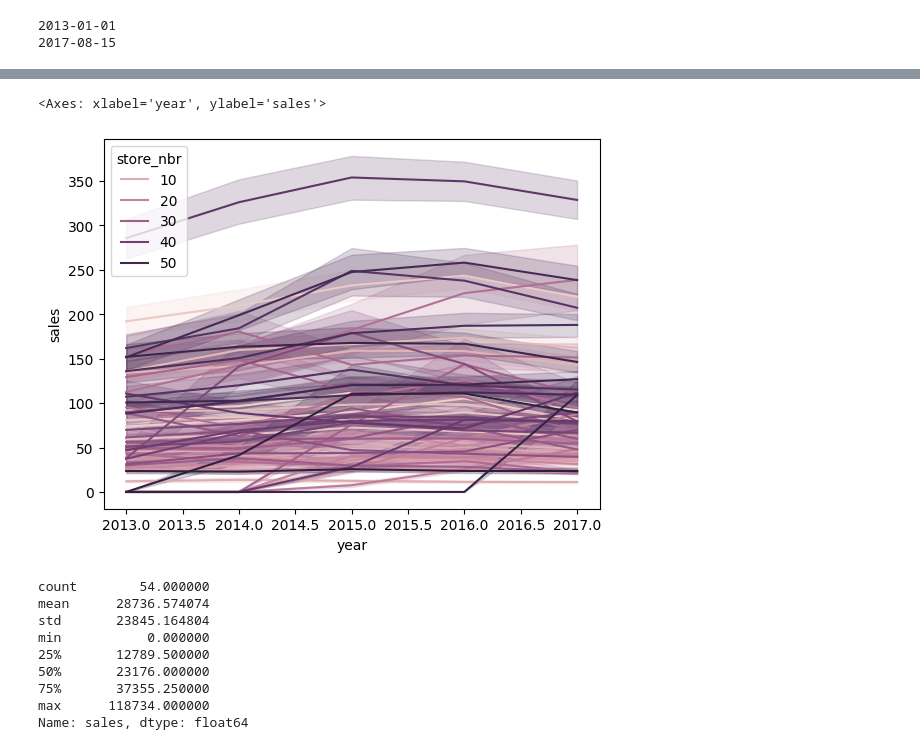
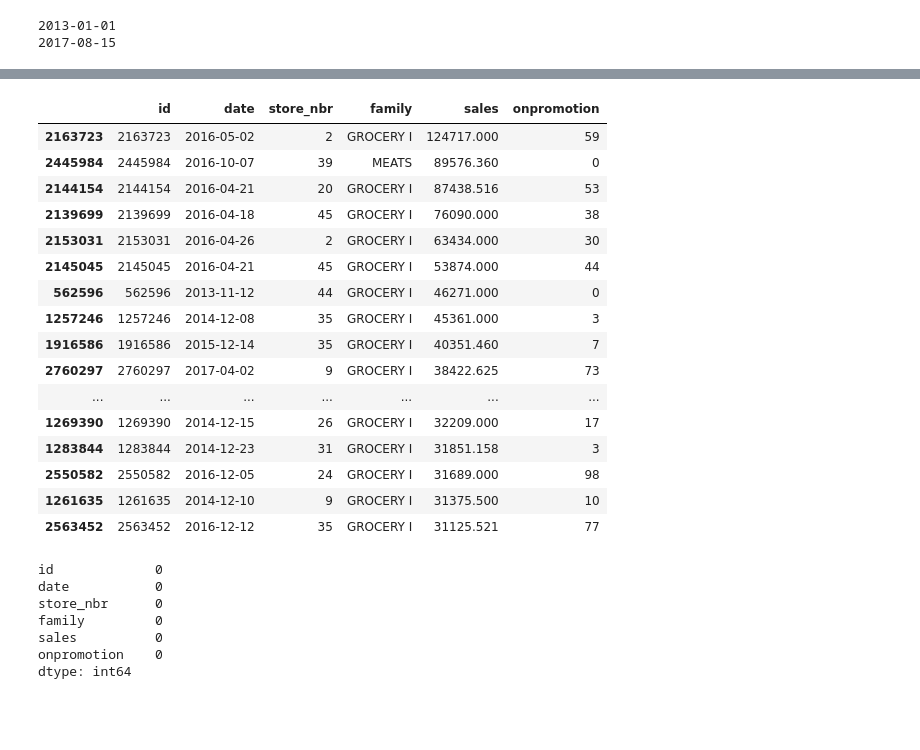
Before and after one commit to alexturnbull/DataSci, a Jupyter notebook: ML/Kaggle/StoreSales/Analysis/Investigation.ipynb, the cells around one changed output, grey strips where cells are left out. Cells and saved outputs as stored; diff of their text form; code cells hidden in the pictures; blank space fills up the shorter version.

Commit message:
sales investigation

```diff
--- a/ML/Kaggle/StoreSales/Analysis/Investigation.ipynb
+++ b/ML/Kaggle/StoreSales/Analysis/Investigation.ipynb
@@ -52,6 +22,0 @@ dtype: object
-# %%
-#plot sales of train_alcohol
-sns.lineplot(data=train_alcohol, x='year', y='sales', hue='store_nbr', markers=True)
-# %% [output]
-<Axes: xlabel='year', ylabel='sales'>
-[figure, removed]
@@ -62,12 +23,31 @@ train_alcohol_sales_2014 = train_alcohol_2014.groupby(['store_nbr'])['sales'].su
-# %%
-train_alcohol_sales_2014.describe().transpose()
-# %% [output]
-count        54.000000
-mean      28736.574074
-std       23845.164804
-min           0.000000
-25%       12789.500000
-50%       23176.000000
-75%       37355.250000
-max      118734.000000
-Name: sales, dtype: float64
+# %%
+train_df.nlargest(20, 'sales')
+# %% [output]
+|  | id | date | store_nbr | family | sales | onpromotion |
+| 2163723 | 2163723 | 2016-05-02 | 2 | GROCERY I | 124717.000 | 59 |
+| 2445984 | 2445984 | 2016-10-07 | 39 | MEATS | 89576.360 | 0 |
+| 2144154 | 2144154 | 2016-04-21 | 20 | GROCERY I | 87438.516 | 53 |
+| 2139699 | 2139699 | 2016-04-18 | 45 | GROCERY I | 76090.000 | 38 |
+| 2153031 | 2153031 | 2016-04-26 | 2 | GROCERY I | 63434.000 | 30 |
+| 2145045 | 2145045 | 2016-04-21 | 45 | GROCERY I | 53874.000 | 44 |
+| 562596 | 562596 | 2013-11-12 | 44 | GROCERY I | 46271.000 | 0 |
+| 1257246 | 1257246 | 2014-12-08 | 35 | GROCERY I | 45361.000 | 3 |
+| 1916586 | 1916586 | 2015-12-14 | 35 | GROCERY I | 40351.460 | 7 |
+| 2760297 | 2760297 | 2017-04-02 | 9 | GROCERY I | 38422.625 | 73 |
+| ... | ... | ... | ... | ... | ... | ... |
+| 1269390 | 1269390 | 2014-12-15 | 26 | GROCERY I | 32209.000 | 17 |
+| 1283844 | 1283844 | 2014-12-23 | 31 | GROCERY I | 31851.158 | 3 |
+| 2550582 | 2550582 | 2016-12-05 | 24 | GROCERY I | 31689.000 | 98 |
+| 1261635 | 1261635 | 2014-12-10 | 9 | GROCERY I | 31375.500 | 10 |
+| 2563452 | 2563452 | 2016-12-12 | 35 | GROCERY I | 31125.521 | 77 |
+# %%
+# check data quality of train_df
+train_df.isnull().sum()
+# %% [output]
+id             0
+date           0
+store_nbr      0
+family         0
+sales          0
+onpromotion    0
+dtype: int64
```
Also changed, not shown: parts of 16 cells of this notebook.
